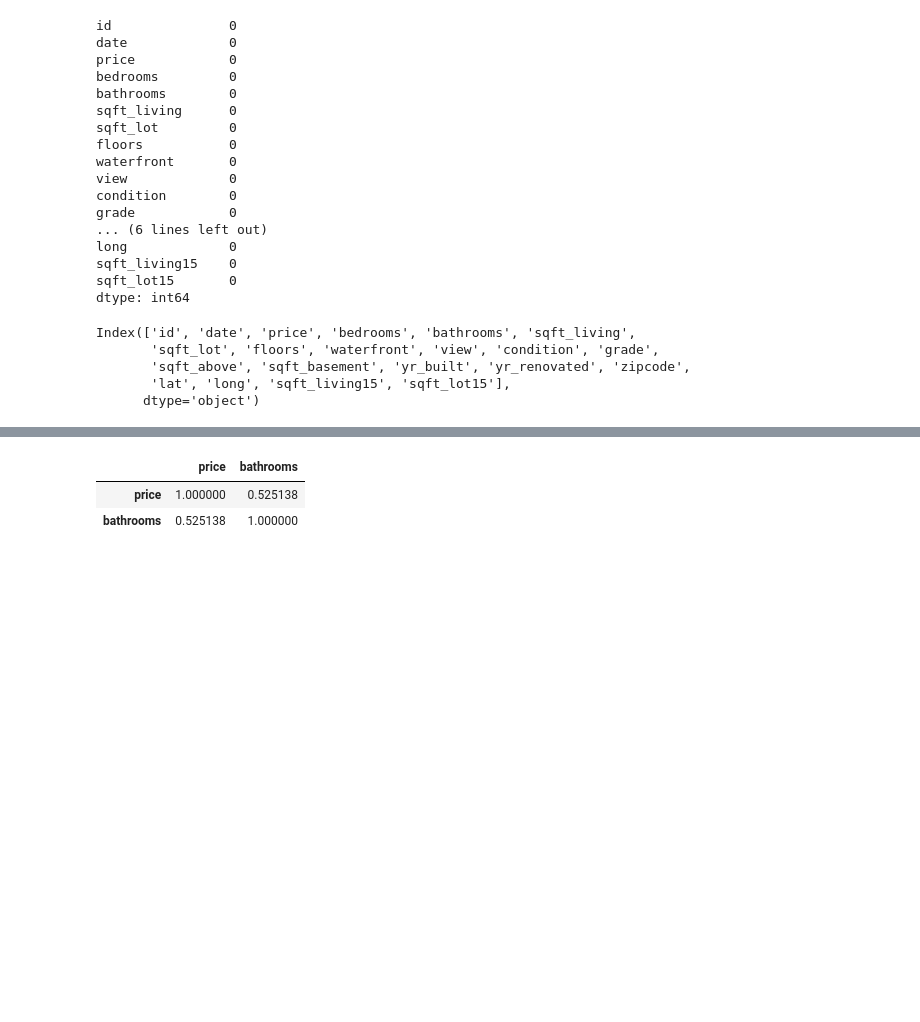
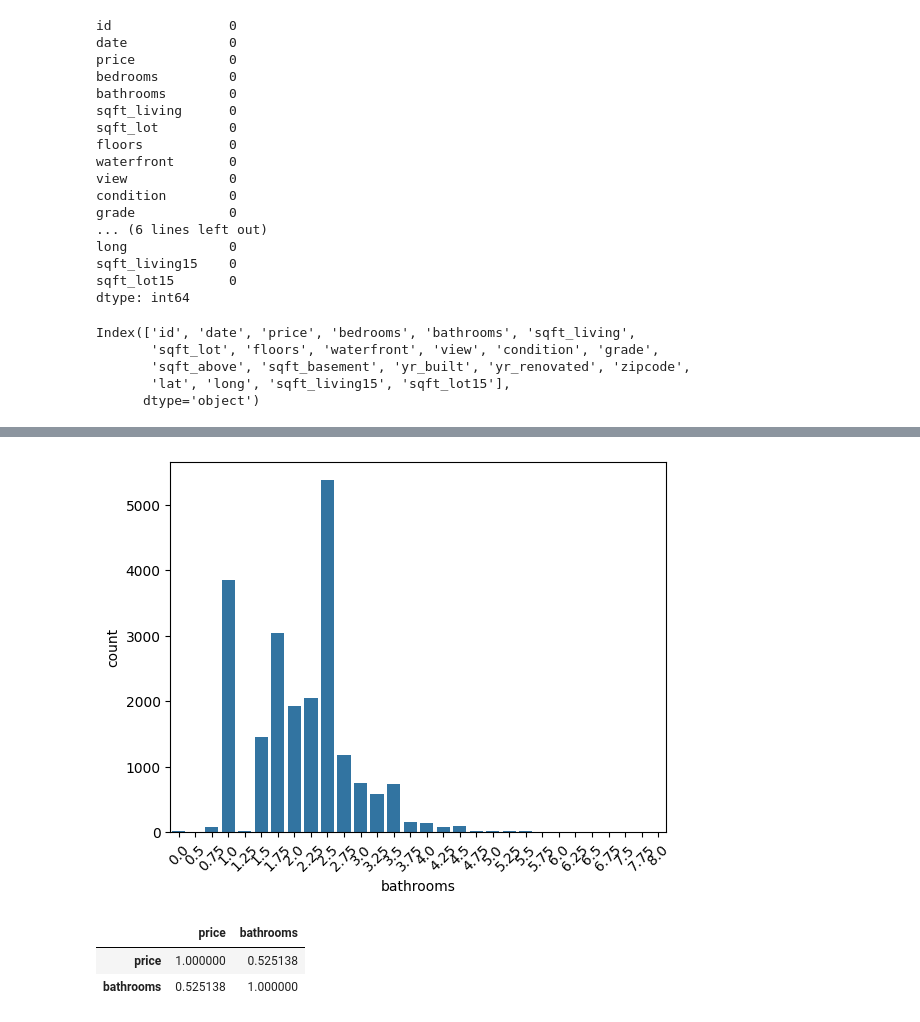
Before and after one commit to GabrielIkpolo/house-price--prediction-model, a Jupyter notebook: house_price_prediction.ipynb, the cells around one changed output, grey strips where cells are left out. Drawn from its saved outputs; the diff is of its cells as text; code cells hidden in the pictures; blank space fills up the shorter version.

```diff
--- a/house_price_prediction.ipynb
+++ b/house_price_prediction.ipynb
@@ -119,3 +162,9 @@ Index(['id', 'date', 'price', 'bedrooms', 'bathrooms', 'sqft_living',
+# %%
+sns.countplot(x='bathrooms', data=df)
+plt.xticks(rotation=45)  # adjust the angle to 45 degrees for beter view
+plt.show()
+# %% [output]
+[figure, added]
 # %%
 # Checking for correlation between two or more variables
 correlation_variables = df[['price', 'bathrooms']].corr()
```
Also changed, not shown: parts of 10 cells of this notebook.
